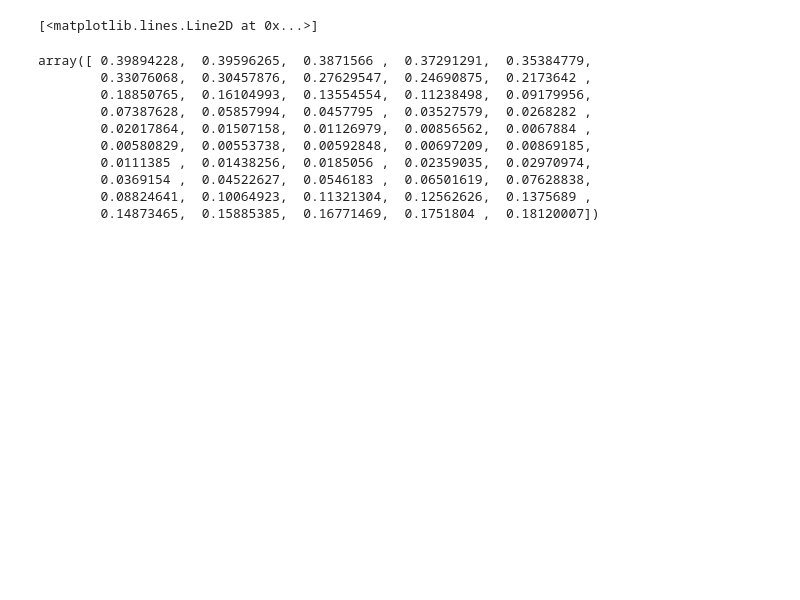
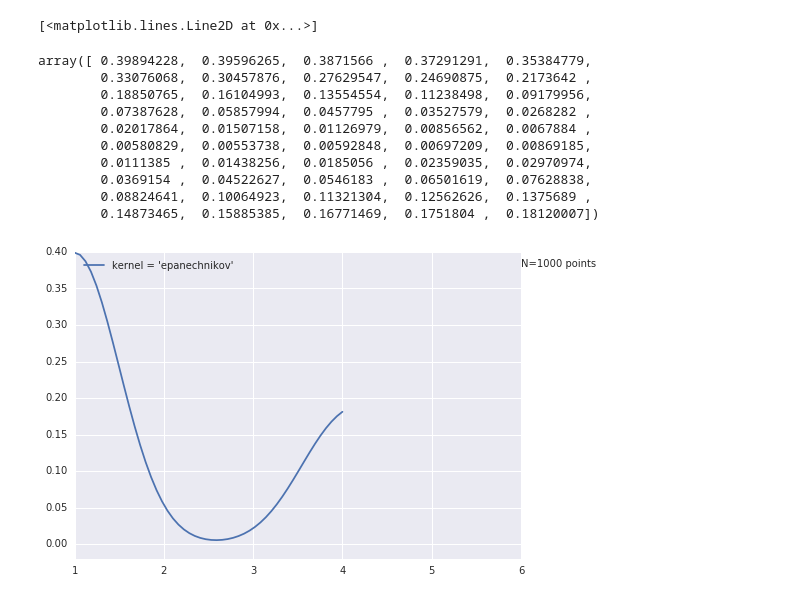
Before and after one commit to nispc/gcloud-test, a Jupyter notebook: GeoPandas.ipynb, the cells around one changed output. Cells and saved outputs as stored; diff of their text form; code cells hidden in the pictures; blank space fills up the shorter version.

```diff
--- a/GeoPandas.ipynb
+++ b/GeoPandas.ipynb
@@ -412,3 +412,19 @@ array([ 0.39894228,  0.39596265,  0.3871566 ,  0.37291291,  0.35384779,
         0.0369154 ,  0.04522627,  0.0546183 ,  0.06501619,  0.07628838,
         0.08824641,  0.10064923,  0.11321304,  0.12562626,  0.1375689 ,
         0.14873465,  0.15885385,  0.16771469,  0.1751804 ,  0.18120007])
+# %%
+fig, ax = plt.subplots()
+
+ax.plot(X_plot[:, 0], np.exp(log_dens), '-',
+        label="kernel = '{0}'".format(kernel))
+
+ax.text(6, 0.38, "N={0} points".format(N))
+
+ax.legend(loc='upper left')
+ax.plot(X[:, 0], -0.005 - 0.01 * np.random.random(X.shape[0]), '+k')
+
+ax.set_xlim(1, 6)
+ax.set_ylim(-0.02, 0.4)
+plt.show()
+# %% [output]
+[figure, added]
```
